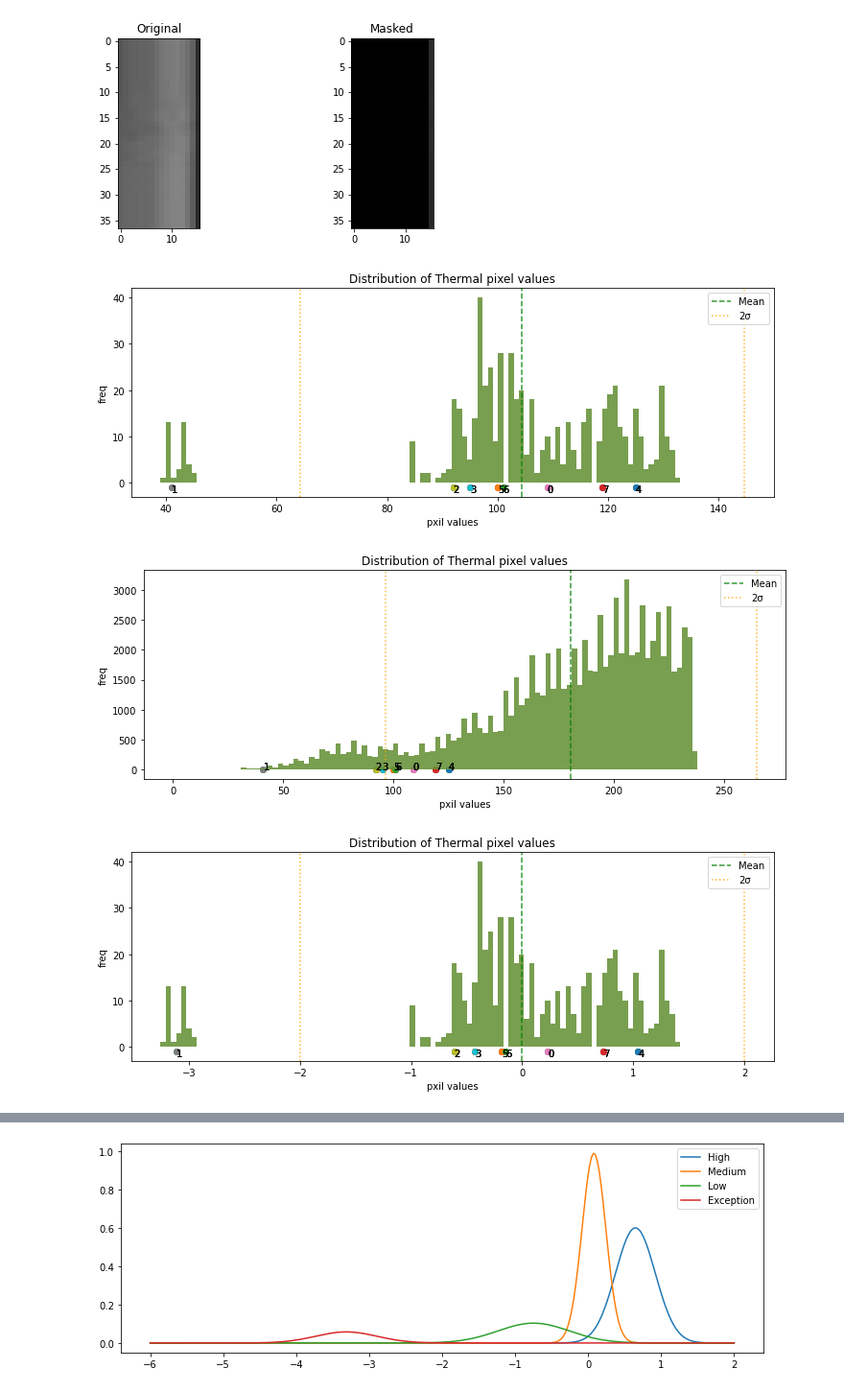
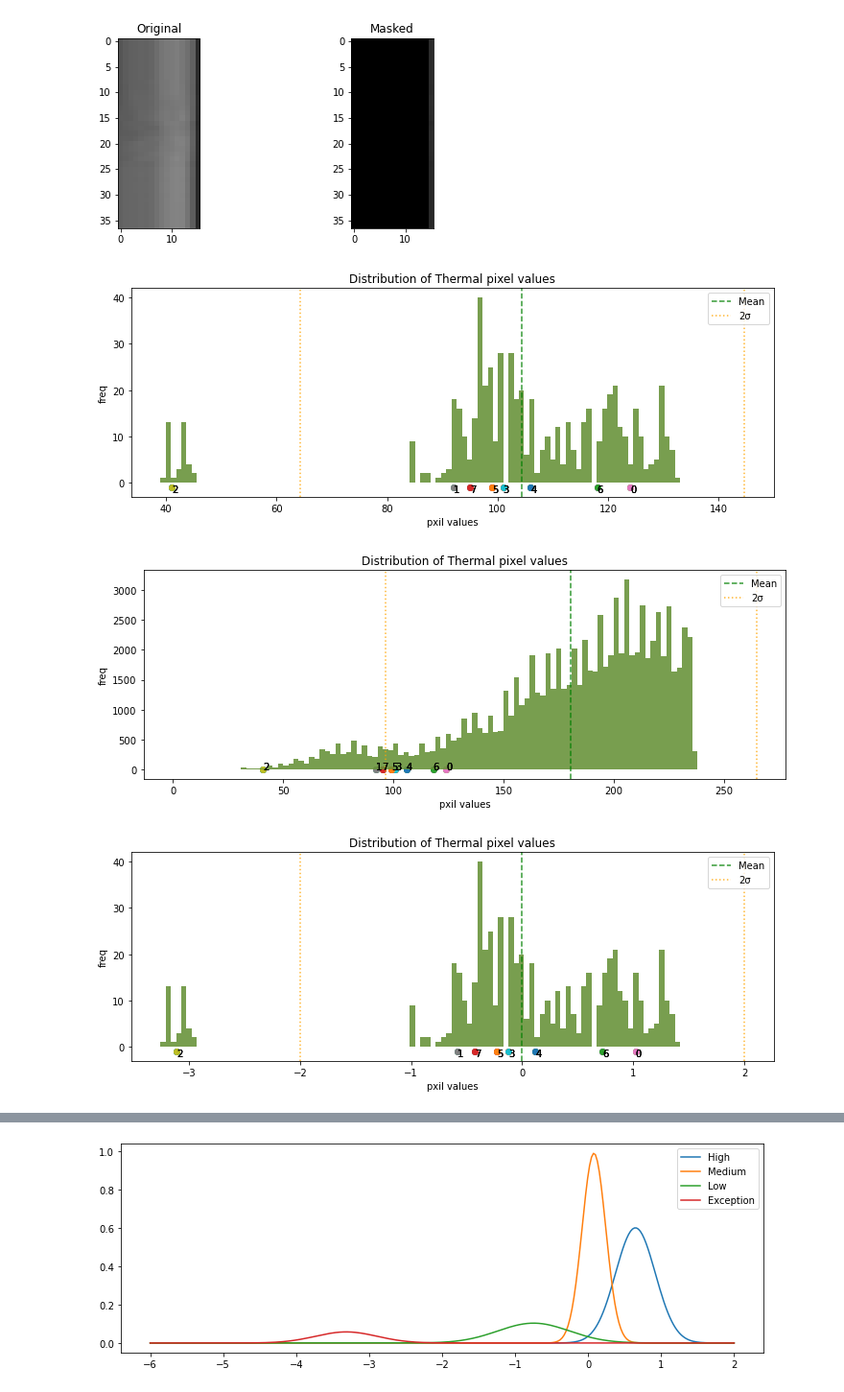
Before and after one commit to nqanh98/anomaly_detection, a Jupyter notebook: test_clustering_for_module.ipynb, the cells around one changed output, grey strips where cells are left out. Shown at 96% size. Drawn from its saved outputs; the diff is of its cells as text; code cells hidden in the pictures.

Commit message:
test cluster types detection for several data

```diff
--- a/test_clustering_for_module.ipynb
+++ b/test_clustering_for_module.ipynb
@@ -96,3 +80,9 @@ for n in range(km.n_clusters):
+# %%
+#km = clustering.get_kmeans(data.scaled_temperature[input_file], n_clusters=8) # temperautre
+#km = clustering.get_kmeans(data.scaled_temperature_with_index[input_file][:, :-2], n_clusters=8) # index
+km = clustering.get_kmeans(data.scaled_temperature_with_index[input_file], n_clusters=8) # all
+# %%
+clusters_temperature = clustering.get_clusters_data(km, data.temperature[input_file])
 # %%
 import matplotlib.pyplot as plt
 from mpl_toolkits.mplot3d import Axes3D
@@ -108,2 +94,2 @@ display.plot_3d_scatters_for_clusters(clusters)
 # %%
-centers = np.stack([np.uint8(cluster.mean(axis=0)) for cluster in clusters])
+centers_temperature = np.stack([np.uint8(t.mean(axis=0)) for t in clusters_temperature])
@@ -148,19 +129,19 @@ plt.show()
 [figure]
 # %%
 display.display_distributions(data.temperature[input_file],
-                              filepath = "test.jpg", cluster_centers = centers)
+                              filepath = "test.jpg", cluster_centers = centers_temperature)
 # %% [output]
-[figure, old version]
+[figure, new version]
 # %%
 display.display_distributions(data.all_temperature,
-                              filepath = "test.jpg", cluster_centers = centers)
+                              filepath = "test.jpg", cluster_centers = centers_temperature)
 # %% [output]
-[figure, old version]
+[figure, new version]
 # %%
 display.display_distributions(data.scaled_temperature[input_file],
                               filepath = "test.jpg", cluster_centers = km.cluster_centers_[:,:3])
 # %% [output]
-[figure, old version]
+[figure, new version]
 # %%
 display.display_distributions(data.scaled_all_temperature,
                               filepath = "test.jpg", cluster_centers = km.cluster_centers_[:,:3])
```
Also changed, not shown: parts of 28 cells of this notebook, 15 other files.
